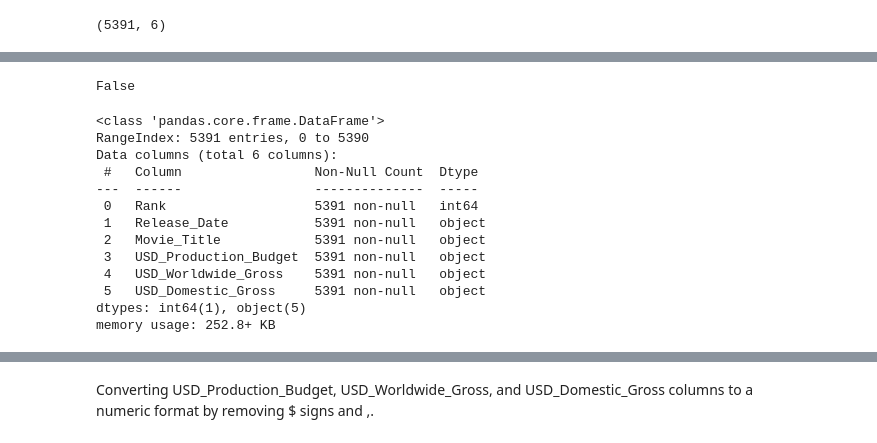
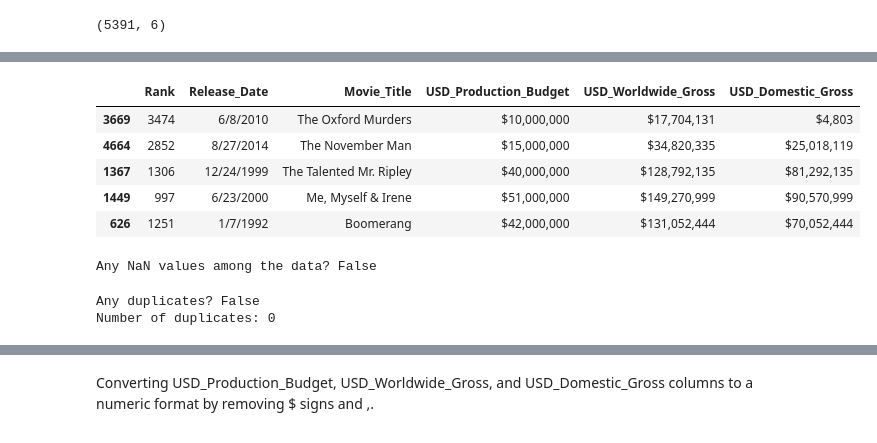
Before and after one commit to UrSerghei/Data-Science, a Jupyter notebook: MovieBudget-Revenue(LinearRegression).ipynb, the cells around one changed output, grey strips where cells are left out. Saved outputs shown, nothing was run; the diff lists cells and outputs as text; code cells hidden in the pictures.

Commit message:
update movie budget revenue

```diff
--- a/MovieBudget-Revenue(LinearRegression).ipynb
+++ b/MovieBudget-Revenue(LinearRegression).ipynb
@@ -44,20 +34,21 @@ dtype: bool
-# %%
-data.duplicated().any()
-# %% [output]
-False
-# %%
-data.info()
-# %% [output]
-<class 'pandas.core.frame.DataFrame'>
-RangeIndex: 5391 entries, 0 to 5390
-Data columns (total 6 columns):
- #   Column                 Non-Null Count  Dtype
----  ------                 --------------  -----
- 0   Rank                   5391 non-null   int64
- 1   Release_Date           5391 non-null   object
- 2   Movie_Title            5391 non-null   object
- 3   USD_Production_Budget  5391 non-null   object
- 4   USD_Worldwide_Gross    5391 non-null   object
- 5   USD_Domestic_Gross     5391 non-null   object
-dtypes: int64(1), object(5)
-memory usage: 252.8+ KB
+# %%
+data.sample(5)
+# %% [output]
+|  | Rank | Release_Date | Movie_Title | USD_Production_Budget | USD_Worldwide_Gross | USD_Domestic_Gross |
+| 3669 | 3474 | 6/8/2010 | The Oxford Murders | $10,000,000 | $17,704,131 | $4,803 |
+| 4664 | 2852 | 8/27/2014 | The November Man | $15,000,000 | $34,820,335 | $25,018,119 |
+| 1367 | 1306 | 12/24/1999 | The Talented Mr. Ripley | $40,000,000 | $128,792,135 | $81,292,135 |
+| 1449 | 997 | 6/23/2000 | Me, Myself & Irene | $51,000,000 | $149,270,999 | $90,570,999 |
+| 626 | 1251 | 1/7/1992 | Boomerang | $42,000,000 | $131,052,444 | $70,052,444 |
+# %%
+print(f'Any NaN values among the data? {data.isna().values.any()}')
+# %% [output]
+Any NaN values among the data? False
+# %%
+print(f'Any duplicates? {data.duplicated().values.any()}')
+
+duplicated_rows = data[data.duplicated()]
+print(f'Number of duplicates: {len(duplicated_rows)}')
+# %% [output]
+Any duplicates? False
+Number of duplicates: 0
```
Also changed, not shown: parts of 18 cells of this notebook, 1 other file.
